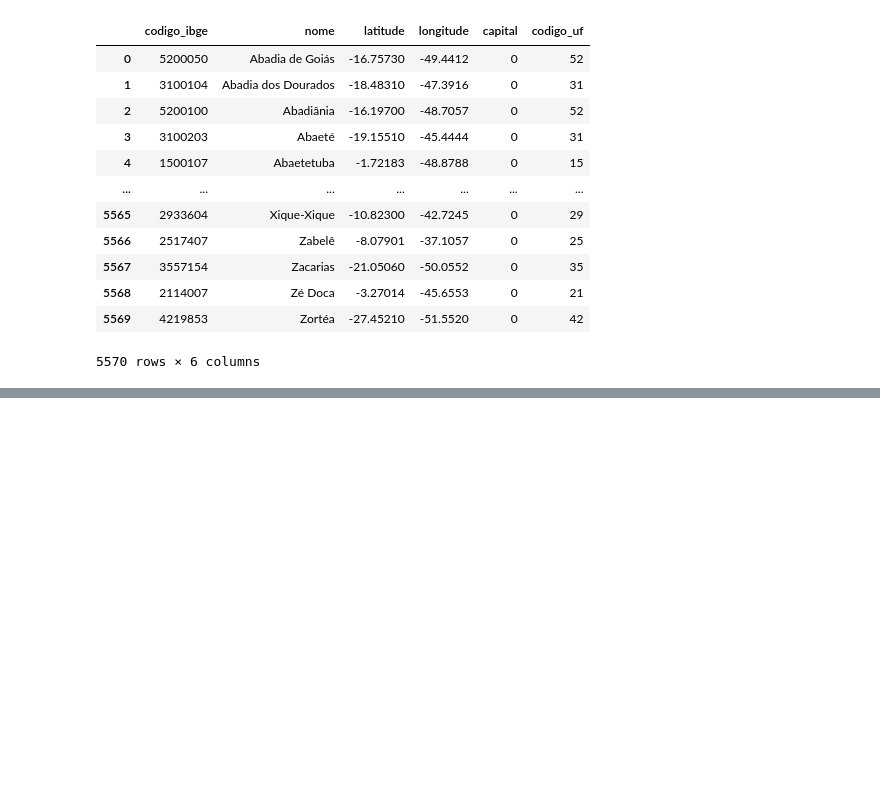
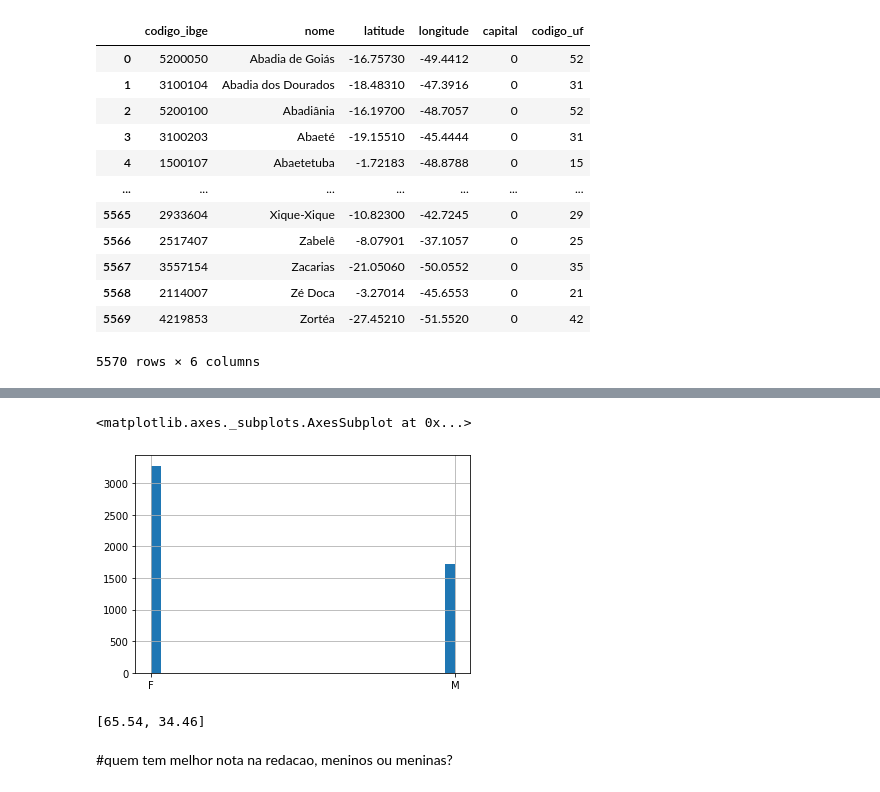
Before and after one commit to LuigiFerrari14/Curso-em-Video-Python---Guanabar-, a Jupyter notebook: pandas.ipynb, the cells around one changed output, grey strips where cells are left out. Saved outputs shown, nothing was run; the diff lists cells and outputs as text; code cells hidden in the pictures; blank space fills up the shorter version.

```diff
--- a/pandas.ipynb
+++ b/pandas.ipynb
@@ -354,0 +470,14 @@ dtype: int64
+# %%
+#outro tipo de coluna -HIST
+coluna_sexo.hist(bins=30)
+# %% [output]
+<matplotlib.axes._subplots.AxesSubplot at 0x...>
+[figure, added]
+# %%
+#percentual
+percentualsexo = [100*x/countsex.sum() for x in countsex]
+percentualsexo
+# %% [output]
+[65.54, 34.46]
+# %% [markdown]
+#quem tem melhor nota na redacao, meninos ou meninas?
```
Also changed, not shown: parts of 64 cells of this notebook.
